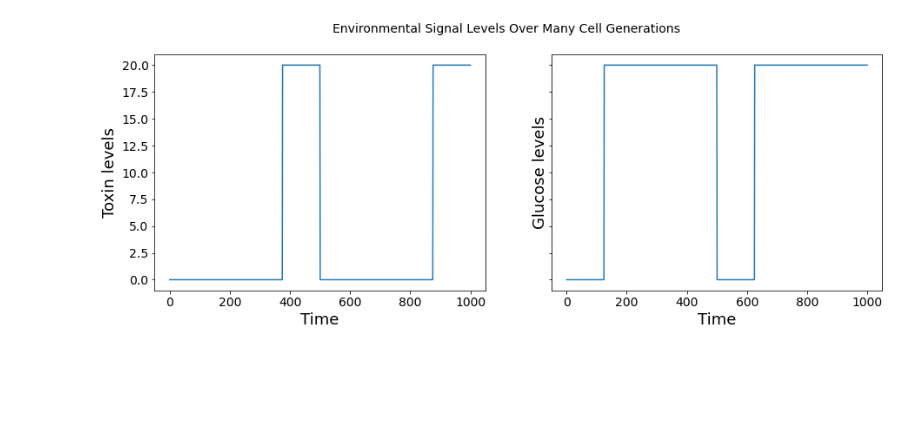
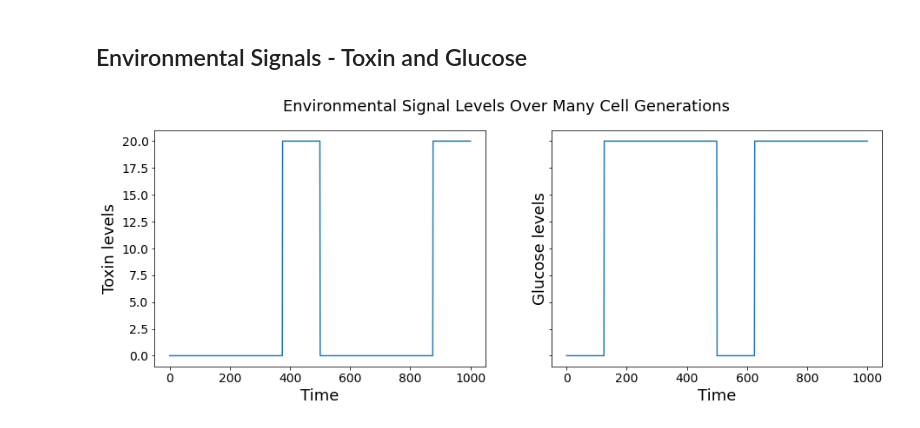
Before and after one commit to BioSysDesign/E164, a Jupyter notebook: reading/week6_system_analysis.ipynb, the cells around one changed output. Cells and saved outputs as stored; diff of their text form; code cells hidden in the pictures; blank space fills up the shorter version.

```diff
--- a/reading/week6_system_analysis.ipynb
+++ b/reading/week6_system_analysis.ipynb
@@ -11,34 +19,37 @@ One of the first transcriptional activators discovered in bacteria is the AraC t
+# %% [markdown]
+## Environmental Signals - Toxin and Glucose
 # %%
 from scipy import signal
 import matplotlib.pyplot as plt
 import numpy as np
 timepoints = np.linspace(0, 1000, 1000, endpoint = True)
 max_toxin_value = 20 #arbitrary units
 toxin_signal = max_toxin_value*np.ones_like(timepoints) *\
 -1*signal.square(2*np.pi*2*timepoints, duty = 0.75)
 
 # Cut off the signal at 0 so that there are no negative values
 for i, s in enumerate(toxin_signal):
     if s < 0:
         toxin_signal[i] = 0
 
 fig, ax = plt.subplots(1,2, figsize = (15,5), sharey = True)
 ax[0].plot(timepoints, toxin_signal)
 ax[0].set_xlabel('Time', fontsize = 18)
 ax[0].set_ylabel('Toxin levels', fontsize = 18)
 ax[0].tick_params(labelsize = 14)
 
 
 max_glucose_value = 20 #arbitrary units
 glucose_signal = max_glucose_value*np.ones_like(timepoints) *\
 -1*signal.square(2*np.pi*2*timepoints, duty = 0.25)
 for i, s in enumerate(glucose_signal):
     if s < 0:
         glucose_signal[i] = 0
 ax[1].plot(timepoints, glucose_signal)
 ax[1].set_xlabel('Time', fontsize = 18)
 ax[1].set_ylabel('Glucose levels', fontsize = 18)
 ax[1].tick_params(labelsize = 14)
-fig.suptitle('Environmental Signal Levels Over Many Cell Generations', fontsize = 14);
+fig.suptitle('Environmental Signal Levels Over Many Cell Generations',
+             fontsize = 18);
 # %% [output]
-[figure, old version]
+[figure, new version]
```
Also changed, not shown: parts of 18 cells of this notebook, 1 other file.
